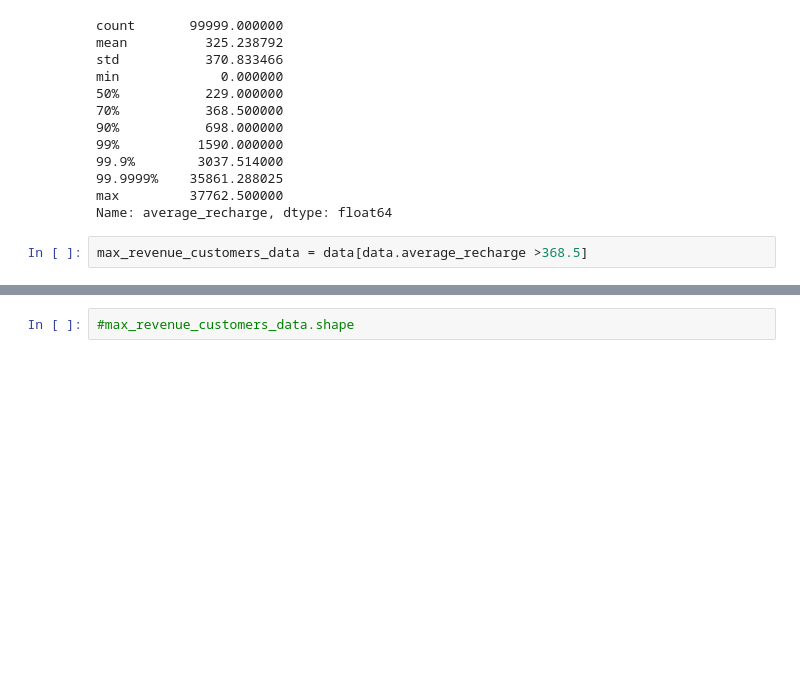
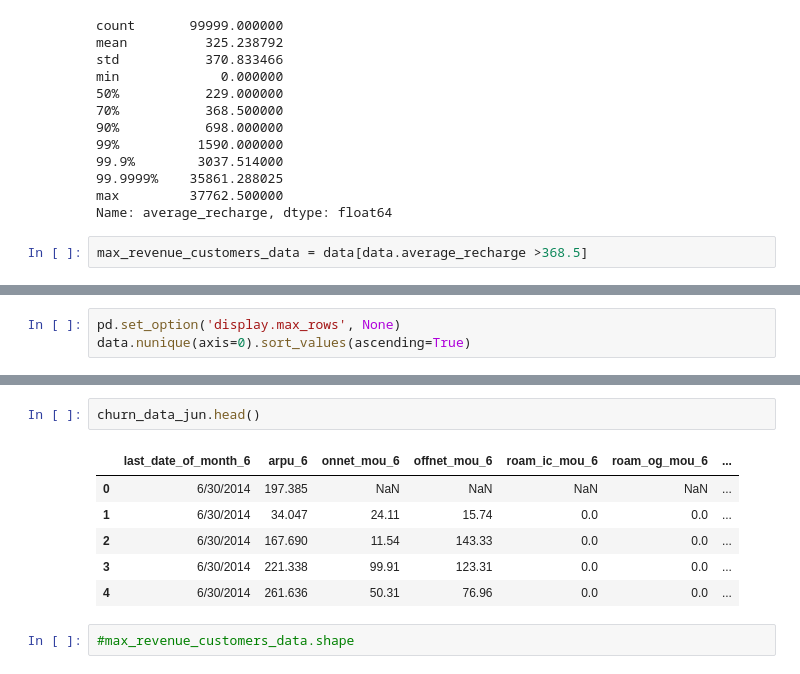
Before and after one commit to gettingtoknowdata/predict-churn, a Jupyter notebook: Telecom_churn_case_study.ipynb, the cells around one changed output, grey strips where cells are left out. Saved outputs shown, nothing was run; the diff lists cells and outputs as text; blank space fills up the shorter version.

```diff
--- a/Telecom_churn_case_study.ipynb
+++ b/Telecom_churn_case_study.ipynb
@@ -50,0 +282,3 @@ max_revenue_customers_data = data[data.average_recharge >368.5]
+# %%
+pd.set_option('display.max_rows', None)
+data.nunique(axis=0).sort_values(ascending=True)
@@ -51,3 +326,12 @@ max_revenue_customers_data = data[data.average_recharge >368.5]
+# %%
+churn_data_jun.head()
+# %% [output]
+|  | last_date_of_month_6 | arpu_6 | onnet_mou_6 | offnet_mou_6 | roam_ic_mou_6 | roam_og_mou_6 | ... |
+| 0 | 6/30/2014 | 197.385 | NaN | NaN | NaN | NaN | ... |
+| 1 | 6/30/2014 | 34.047 | 24.11 | 15.74 | 0.0 | 0.0 | ... |
+| 2 | 6/30/2014 | 167.690 | 11.54 | 143.33 | 0.0 | 0.0 | ... |
+| 3 | 6/30/2014 | 221.338 | 99.91 | 123.31 | 0.0 | 0.0 | ... |
+| 4 | 6/30/2014 | 261.636 | 50.31 | 76.96 | 0.0 | 0.0 | ... |
 # %%
 #max_revenue_customers_data.shape
 # %%
```
Also changed, not shown: parts of 30 cells of this notebook.
